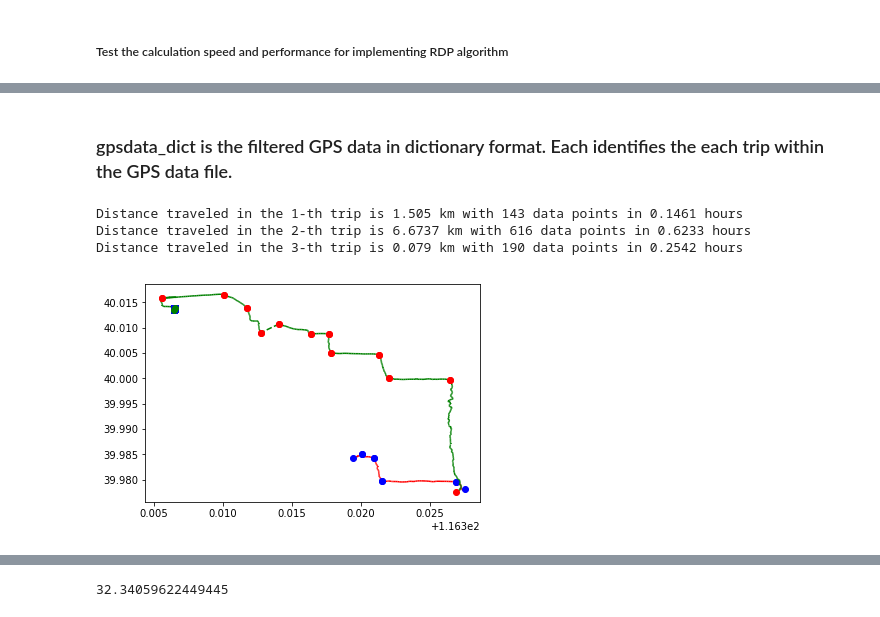
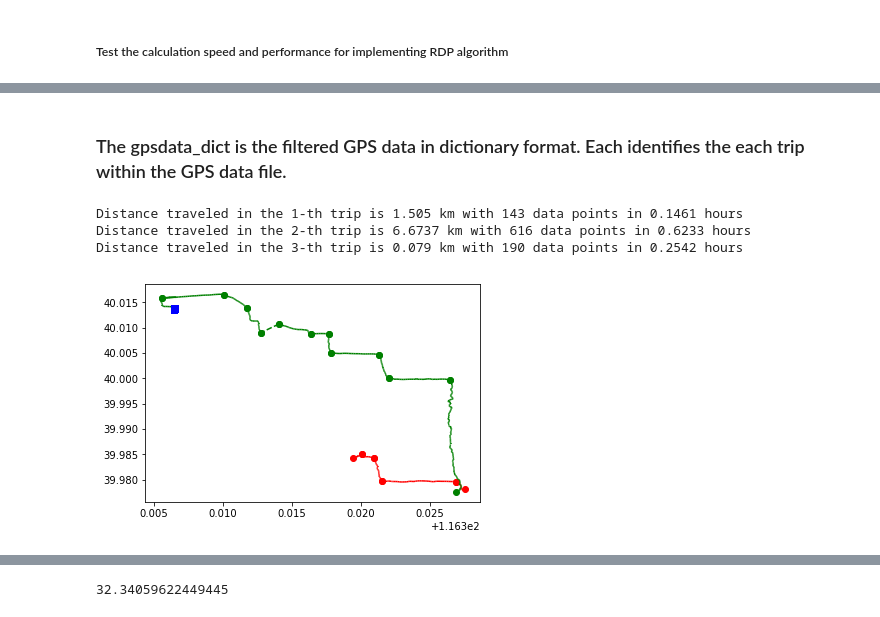
Before and after one commit to pmnyc/my_tools, a Jupyter notebook: test_cython_on_gps_telematics_data.ipynb, the cells around one changed output, grey strips where cells are left out. Drawn from its saved outputs; the diff is of its cells as text; code cells hidden in the pictures.

```diff
--- a/test_cython_on_gps_telematics_data.ipynb
+++ b/test_cython_on_gps_telematics_data.ipynb
@@ -23,8 +23,10 @@ from numba import vectorize, guvectorize, jit, autojit, float32, float64, double
 
 
 GEOLIFE_DATE_FORMAT = "%Y-%m-%d %H:%M:%S"
-__GMT__ = pytz.timezone('GMT')
-__BEIJING_TIMEZONE__ = pytz.timezone('Asia/Shanghai')
+GMT = pytz.timezone('GMT')
+BEIJING_TIMEZONE = pytz.timezone('Asia/Shanghai')
+ROLLING_WINDOW_SIZE = 10
+ROLLING_WINDOW_SECONDS = 10.
 # http://www.latlong.net/lat-long-utm.html
 
 TIME_GAP_FOR_ONE_TRIP = 60.  # this defines the time gap between two trips in seconds
@@ -204,11 +260,11 @@ def append_speed(gpsdata):
     # the gpsdata is a pandas data frame
     gpsdata = df_shift_one(gpsdata, columns=['lat', 'lon', 'timestamp'])
     gpsdata['distance'] = np.nan
-    gpsdata['timegap_sec'] = gpsdata['timestamp'] - gpsdata['timestamp_last']
+    gpsdata['time_delta_sec'] = gpsdata['timestamp'] - gpsdata['timestamp_last']
     # x_ = 1187142632
     # scale_ = gpsdata.ix[gpsdata.index[0], 'timestamp'] / x_
     # scale_ = min([1.0, 10.0, 100.0, 1000.0], key=lambda x:abs(math.log(x)-math.log(scale_)))
-    # gpsdata['timegap_sec'] = gpsdata['timegap_sec'] / scale_
+    # gpsdata['time_delta_sec'] = gpsdata['time_delta_sec'] / scale_
     try:
         # use the vectorized version first
         gpsdata['distance'] = calc_distance_km_withnumba(gpsdata['lat'],
@@ -224,16 +280,25 @@ def append_speed(gpsdata):
                                               gpsdata.ix[i, 'lon_last'], 'km')
             gpsdata.ix[i,'distance'] = (value_)
 
-    gpsdata.ix[gpsdata.timegap_sec <=0, 'timegap_sec'] = (0.001)
+    gpsdata.ix[gpsdata.time_delta_sec <=0, 'time_delta_sec'] = (0.001)
     del gpsdata['lat_last']
     del gpsdata['lon_last']
     del gpsdata['timestamp_last']
     # get the location of index for the
-    # location = list(compress(range(len(gpsdata['timegap_sec'] > 3600)), gpsdata['timegap_sec'] > 3600))
-    # gpsdata.ix[gpsdata['timegap_sec'] > TIME_GAP_FOR_ONE_TRIP, ['distance', 'timegap_sec']] = (0., 0.001)
-    gpsdata['speed'] = 3600. * gpsdata['distance']/gpsdata['timegap_sec']
+    # location = list(compress(range(len(gpsdata['time_delta_sec'] > 3600)), gpsdata['time_delta_sec'] > 3600))
+    # gpsdata.ix[gpsdata['time_delta_sec'] > TIME_GAP_FOR_ONE_TRIP, ['distance', 'time_delta_sec']] = (0., 0.001)
+    gpsdata['speed'] = 3600. * gpsdata['distance']/gpsdata['time_delta_sec']
     # speed unit is km/h
     return gpsdata
+
+
+def append_speed_full(gpsdata):
+    # add more features
+    gpsdata = append_speed(gpsdata)
+    angles = get_angle_from_multi_points(np.array(gpsdata[['lat', 'lon', 'timestamp']]),
+                                         rolling_window_seconds=ROLLING_WINDOW_SECONDS)
+    gpsdata['turn_angle_degrees'] = angles
+    return gpsdata
 # %% [markdown]
 ##### Use Ramer-Douglas-Peucker algorithm to get the rough simplied path, pure python version
 # %%
@@ -366,7 +431,7 @@ gpsdata_dict = split_trips_by_time(df=gpsdata, time_column='timestamp', time_gap
 # %%
 for d_ in gpsdata_dict:
     # re-insert the speed and lagged info to the filtered gps data
-    gpsdata_dict[d_] = append_speed(gpsdata_dict[d_])
+    gpsdata_dict[d_] = append_speed_full(gpsdata_dict[d_])
 # %% [markdown]
 ##### Test the calculation speed and performance for implementing RDP algorithm
 # %%
@@ -388,12 +453,12 @@ The slowest run took 7.23 times longer than the fastest. This could mean that an
 True
 # %% [markdown]
-### gpsdata_dict is the filtered GPS data in dictionary format. Each identifies the each trip within the GPS data file.
+### The gpsdata_dict is the filtered GPS data in dictionary format. Each identifies the each trip within the GPS data file.
 # %%
 # plot the path
 import matplotlib.pyplot as plt
 
 plottypes = ["r--", "g--","bs", "ro"]
-color_types = ["b", "r","g"]
+color_types = ["r", "g","b", "r"]
 rdp_threshold = 0.05  # unit is km
 keys_ = list(gpsdata_dict.keys())
 
@@ -402,32 +467,32 @@ for i in range(len(keys_)):
     plottype_ = plottypes[i % 3]
     gps_ = gpsdata_dict[keys_[i]]
     gps_with_speed_ = append_speed(gps_)
     print("Distance traveled in the {}-th trip is {} km with {} data points in {} hours".format(
                     i+1,
                     round(gps_with_speed_['distance'].sum(),4),
                     gps_with_speed_.shape[0],
                     round((gps_with_speed_['timestamp'].max()-gps_with_speed_['timestamp'].min())/3600.,4)))
     for ii in range(gps_.shape[0]):
         lat, lng = tuple(gps_.iloc[ii, :2])
         try:
             n_lat, n_lng = tuple(gps_.iloc[ii+1, :2])
             plt.plot((lng, n_lng),(lat, n_lat), plottype_)
         except IndexError:
             pass
     # plot the rdp simplied path
     #path_ = rdp(np.array(gps_.ix[:, :2]), rdp_threshold)
     path_ = rdp_vec(np.array(gps_.ix[:, :2]), rdp_threshold)
     for ii in range(len(path_)):
         lat, lng = tuple(path_[ii])
         try:
             n_lat, n_lng = tuple(path_[ii+1])
             plt.plot((lng, n_lng),(lat, n_lat), color_types[i % 3]+"o")
         except IndexError:
             pass
 plt.show()
 # %% [output]
 Distance traveled in the 1-th trip is 1.505 km with 143 data points in 0.1461 hours
 Distance traveled in the 2-th trip is 6.6737 km with 616 data points in 0.6233 hours
 Distance traveled in the 3-th trip is 0.079 km with 190 data points in 0.2542 hours
-[figure, old version]
+[figure, new version]
 # %%
```
Also changed, not shown: parts of 5 cells of this notebook.
